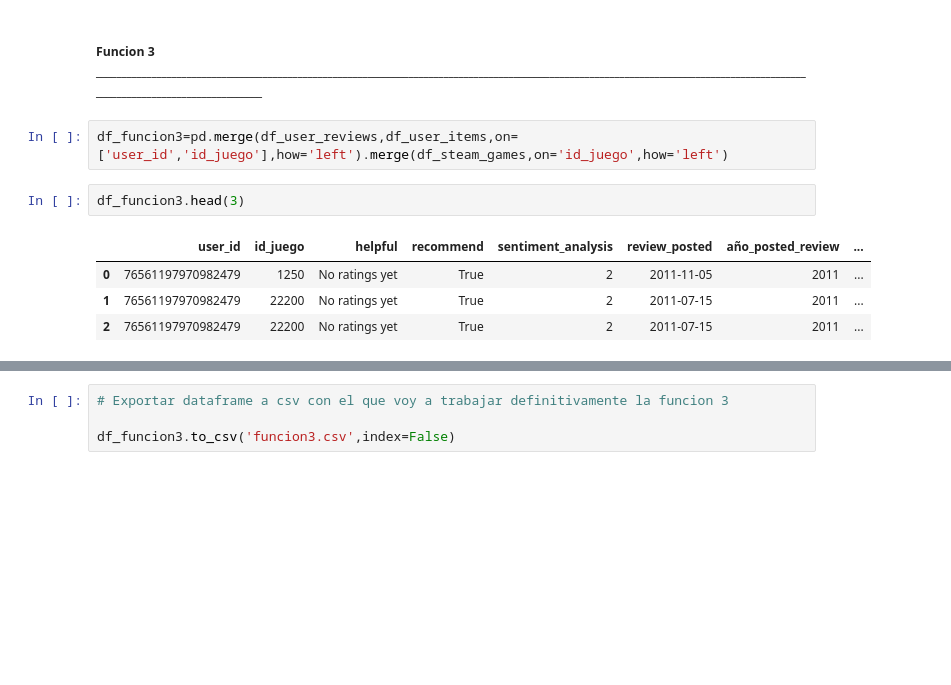
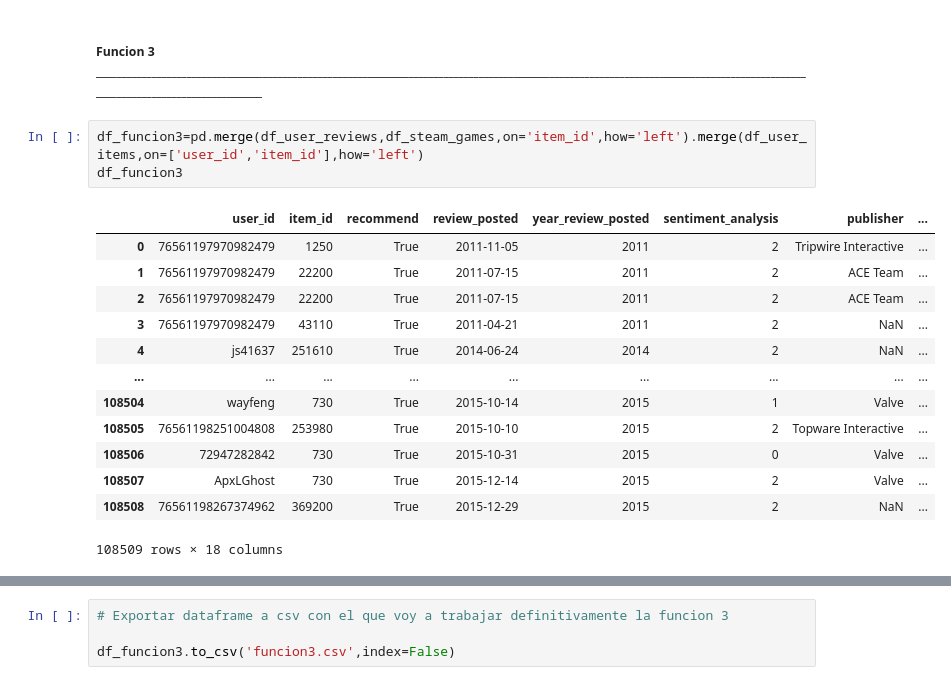
Before and after one commit to PabloSalinas2/MLOps_SteamGames, a Jupyter notebook: funciones.ipynb, the cells around one changed output, grey strips where cells are left out. Cells and saved outputs as stored; diff of their text form; blank space fills up the shorter version.

```diff
--- a/funciones.ipynb
+++ b/funciones.ipynb
@@ -236,11 +255,19 @@ UserForGenre('actIon')
 # %% [markdown]
 ##### **Funcion 3** ______________________________________________________________________________________________________________________________________________________________________________
 # %%
-df_funcion3=pd.merge(df_user_reviews,df_user_items,on=['user_id','id_juego'],how='left').merge(df_steam_games,on='id_juego',how='left')
+df_funcion3=pd.merge(df_user_reviews,df_steam_games,on='item_id',how='left').merge(df_user_items,on=['user_id','item_id'],how='left')
+df_funcion3
+# %% [output]
+|  | user_id | item_id | recommend | review_posted | year_review_posted | sentiment_analysis | publisher | ... |
+| 0 | 76561197970982479 | 1250 | True | 2011-11-05 | 2011 | 2 | Tripwire Interactive | ... |
+| 1 | 76561197970982479 | 22200 | True | 2011-07-15 | 2011 | 2 | ACE Team | ... |
+| 2 | 76561197970982479 | 22200 | True | 2011-07-15 | 2011 | 2 | ACE Team | ... |
+| 3 | 76561197970982479 | 43110 | True | 2011-04-21 | 2011 | 2 | NaN | ... |
+| 4 | js41637 | 251610 | True | 2014-06-24 | 2014 | 2 | NaN | ... |
+| ... | ... | ... | ... | ... | ... | ... | ... | ... |
+| 108504 | wayfeng | 730 | True | 2015-10-14 | 2015 | 1 | Valve | ... |
+| 108505 | 76561198251004808 | 253980 | True | 2015-10-10 | 2015 | 2 | Topware Interactive | ... |
+| 108506 | 72947282842 | 730 | True | 2015-10-31 | 2015 | 0 | Valve | ... |
+| 108507 | ApxLGhost | 730 | True | 2015-12-14 | 2015 | 2 | Valve | ... |
+| 108508 | 76561198267374962 | 369200 | True | 2015-12-29 | 2015 | 2 | NaN | ... |
+108509 rows × 18 columns
-# %%
-df_funcion3.head(3)
-# %% [output]
-|  | user_id | id_juego | helpful | recommend | sentiment_analysis | review_posted | año_posted_review | ... |
-| 0 | 76561197970982479 | 1250 | No ratings yet | True | 2 | 2011-11-05 | 2011 | ... |
-| 1 | 76561197970982479 | 22200 | No ratings yet | True | 2 | 2011-07-15 | 2011 | ... |
-| 2 | 76561197970982479 | 22200 | No ratings yet | True | 2 | 2011-07-15 | 2011 | ... |
```
Also changed, not shown: parts of 106 cells of this notebook, 7 other files.
